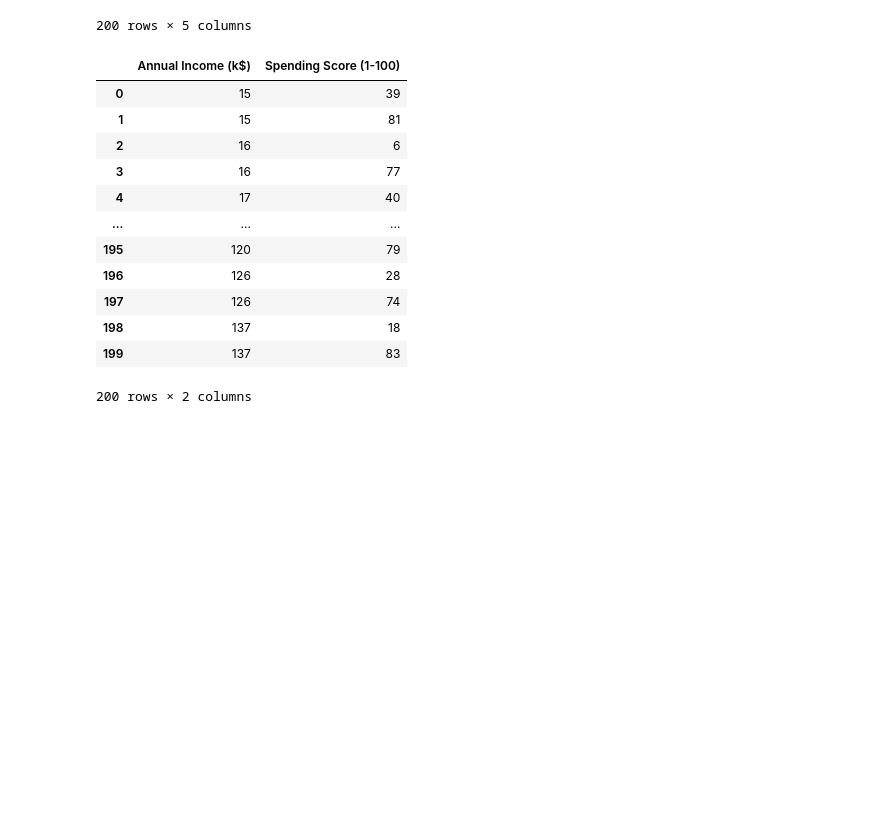
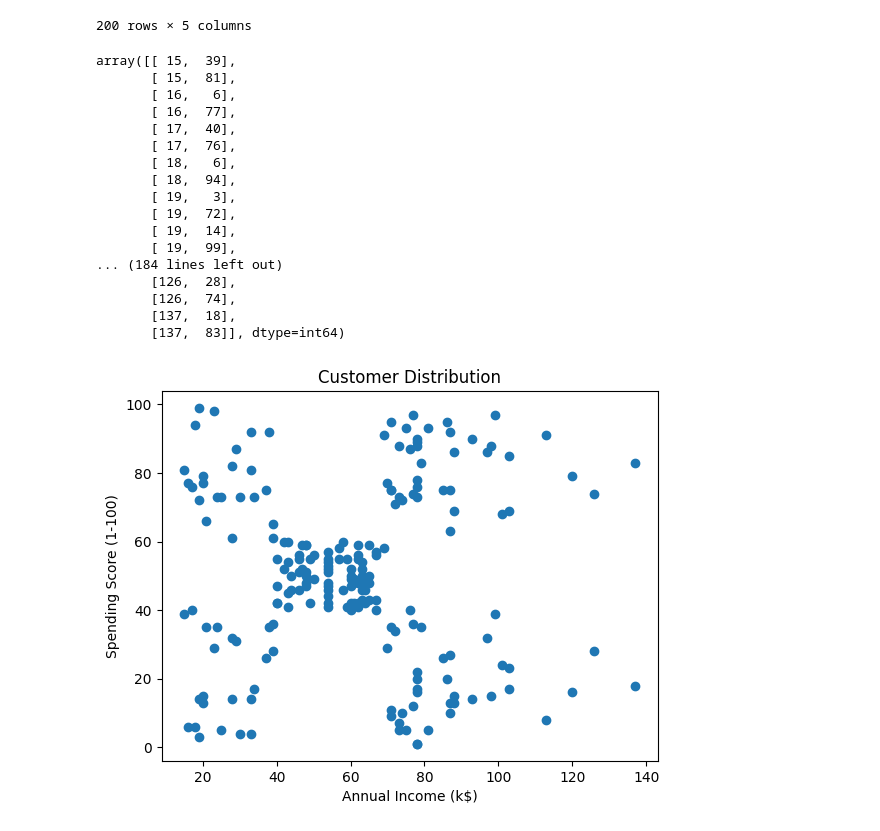
Before and after one commit to gregory-bot/kmeans_clustering, a Jupyter notebook: db scan.ipynb, the cells around one changed output. Saved outputs shown, nothing was run; the diff lists cells and outputs as text; code cells hidden in the pictures; blank space fills up the shorter version.

```diff
--- a/db scan.ipynb
+++ b/db scan.ipynb
@@ -30,19 +30,31 @@ df
 200 rows × 5 columns
 # %%
 #feature selection , we will use 'Annual Income' and 'Spending Score'
-X = df[['Annual Income (k$)', 'Spending Score (1-100)']]
+X = df[['Annual Income (k$)', 'Spending Score (1-100)']].values
 X
 # %% [output]
-|  | Annual Income (k$) | Spending Score (1-100) |
-| 0 | 15 | 39 |
-| 1 | 15 | 81 |
-| 2 | 16 | 6 |
-| 3 | 16 | 77 |
-| 4 | 17 | 40 |
-| ... | ... | ... |
-| 195 | 120 | 79 |
-| 196 | 126 | 28 |
-| 197 | 126 | 74 |
-| 198 | 137 | 18 |
-| 199 | 137 | 83 |
-200 rows × 2 columns
+array([[ 15,  39],
+       [ 15,  81],
+       [ 16,   6],
+       [ 16,  77],
+       [ 17,  40],
+       [ 17,  76],
+       [ 18,   6],
+       [ 18,  94],
+       [ 19,   3],
+       [ 19,  72],
+       [ 19,  14],
+       [ 19,  99],
+... (184 lines left out)
+       [126,  28],
+       [126,  74],
+       [137,  18],
+       [137,  83]], dtype=int64)
+# %%
+plt.scatter(X[:, 0], X[:, 1])
+plt.xlabel('Annual Income (k$)')
+plt.ylabel('Spending Score (1-100)')
+plt.title('Customer Distribution')
+plt.show()
+# %% [output]
+[figure, added]
```
Also changed, not shown: parts of 11 cells of this notebook.
